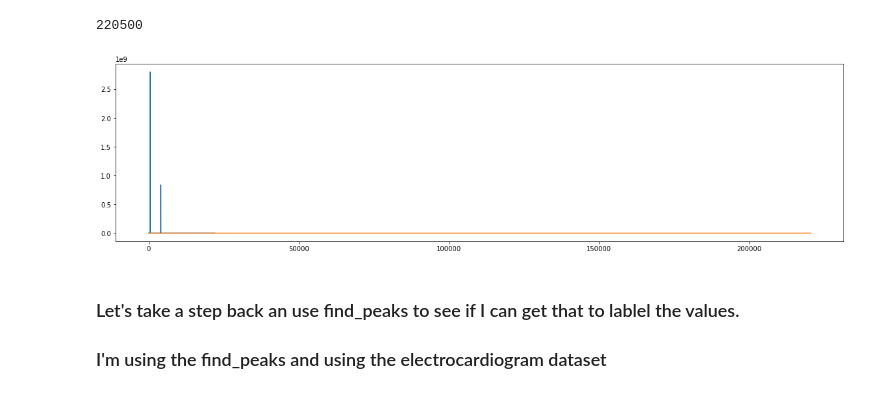
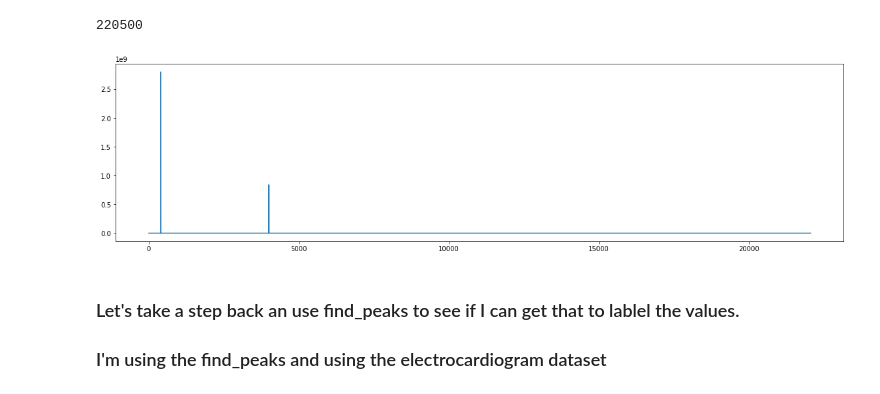
Before and after one commit to Little-PyProjects/SunSpots, a Jupyter notebook: notebooks/Sunspot_EDA.ipynb, the cells around one changed output. Drawn from its saved outputs; the diff is of its cells as text; code cells hidden in the pictures.

```diff
--- a/notebooks/Sunspot_EDA.ipynb
+++ b/notebooks/Sunspot_EDA.ipynb
@@ -149,20 +164,16 @@ yf.size
 # %%
 # Note the extra 'r' at the front
 plt.figure(figsize = (20, 5))
 
 yf = rfft(normalized_tone)
 xf = rfftfreq(N, 1 / SAMPLE_RATE)
-peaks, _ = find_peaks(x, distance=1000)
+peaks, _ = find_peaks(x, distance=10)
 plt.plot(xf, np.abs(yf))
 
 
-c= np.diff(peaks)
-
-plt.plot(x)
-plt.plot(peaks, x[peaks], 'x')
 plt.show()
 # %% [output]
-[figure, old version]
+[figure, new version]
 # %% [markdown]
 ### Let's take a step back an use find_peaks to see if I can get that to lablel the values.
 ### I'm using the find_peaks and using the electrocardiogram dataset
```
Also changed, not shown: parts of 4 cells of this notebook.
